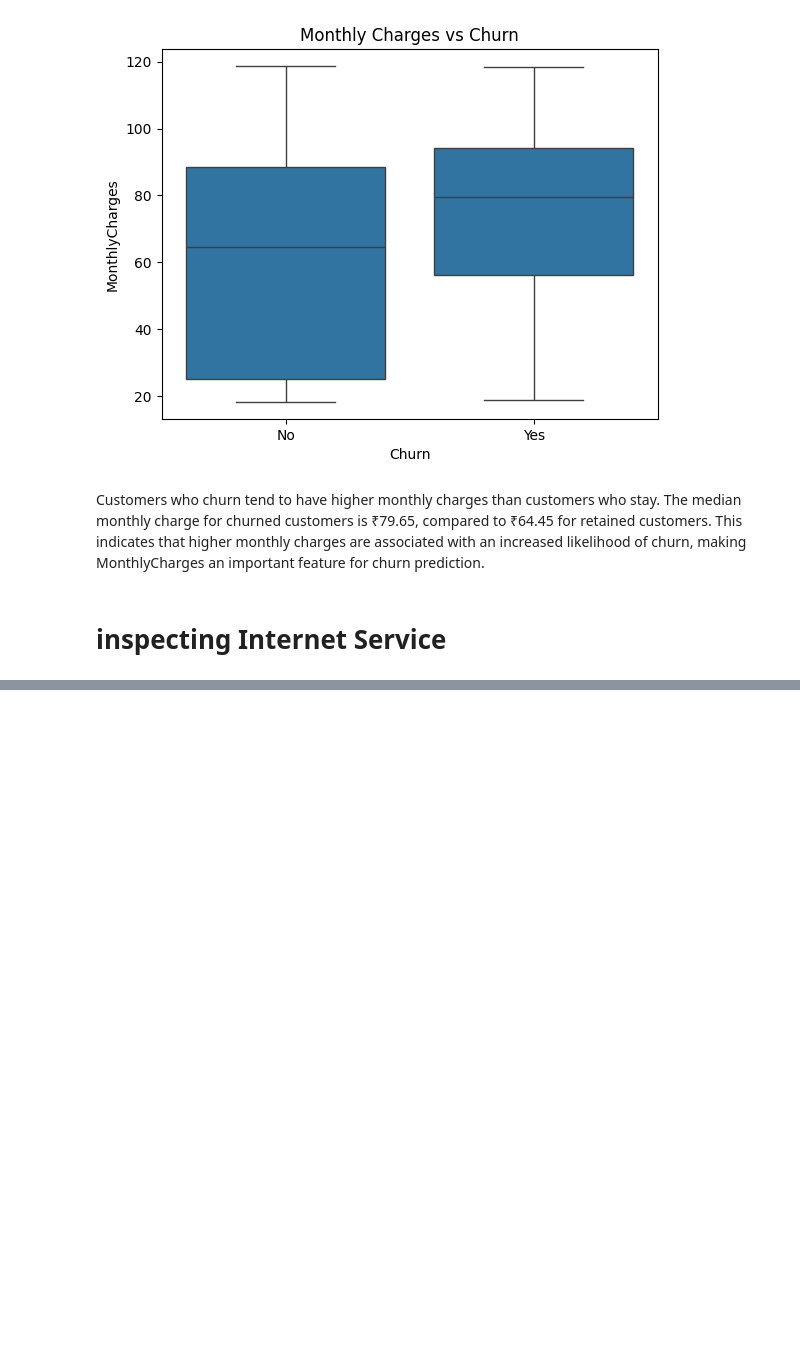
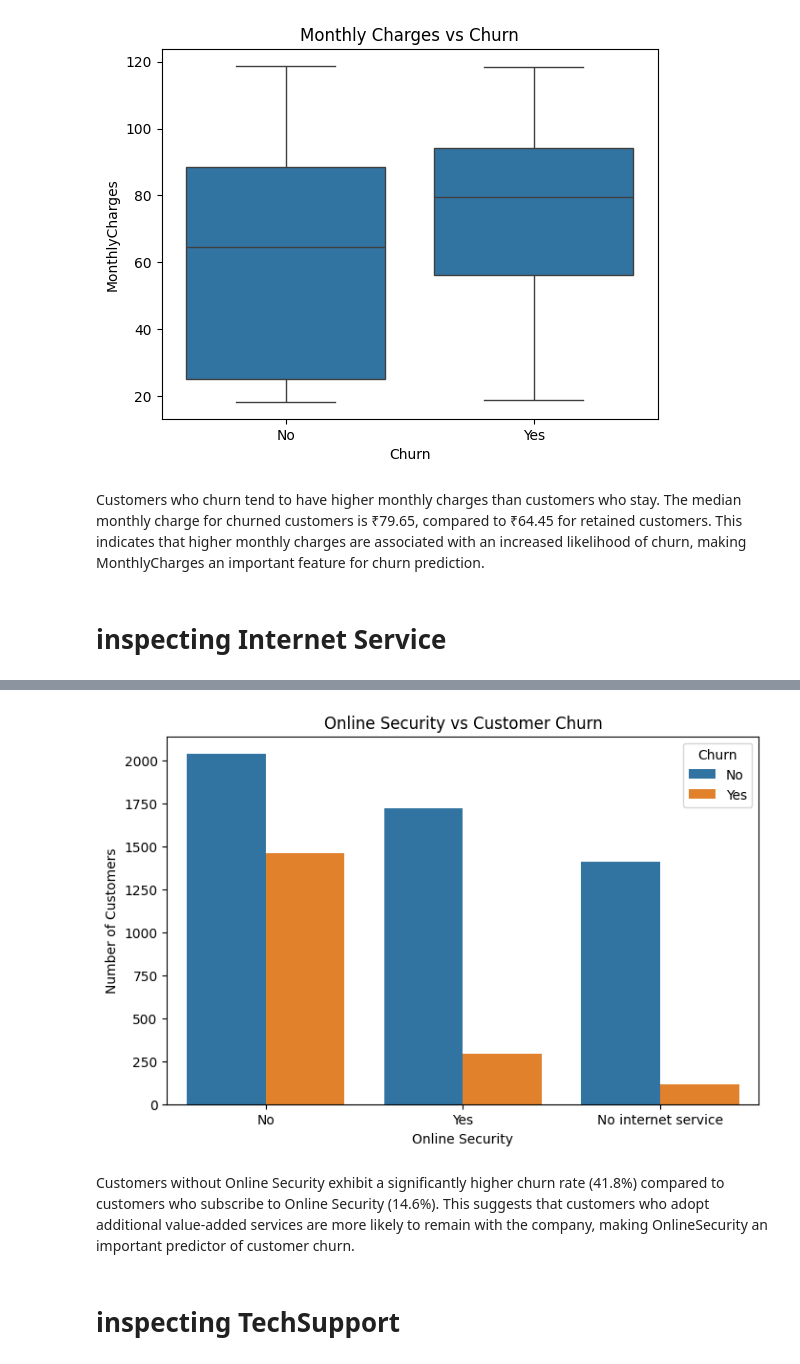
Before and after one commit to Saqib-0007/customer-churn-prediction, a Jupyter notebook: customer_churn_prediction.ipynb, the cells around one changed output, grey strips where cells are left out. Saved outputs shown, nothing was run; the diff lists cells and outputs as text; code cells hidden in the pictures; blank space fills up the shorter version.

```diff
--- a/customer_churn_prediction.ipynb
+++ b/customer_churn_prediction.ipynb
@@ -246,0 +342,19 @@ Customers who churn tend to have higher monthly charges than customers who stay.
+# %%
+plt.figure(figsize=(8,5))
+
+sns.countplot(
+    x="OnlineSecurity",
+    hue="Churn",
+    data=df1
+)
+
+plt.title("Online Security vs Customer Churn")
+plt.xlabel("Online Security")
+plt.ylabel("Number of Customers")
+plt.show()
+# %% [output]
+[figure, added]
+# %% [markdown]
+Customers without Online Security exhibit a significantly higher churn rate (41.8%) compared to customers who subscribe to Online Security (14.6%). This suggests that customers who adopt additional value-added services are more likely to remain with the company, making OnlineSecurity an important predictor of customer churn.
+# %% [markdown]
+# inspecting TechSupport
```
Also changed, not shown: parts of 18 cells of this notebook.
